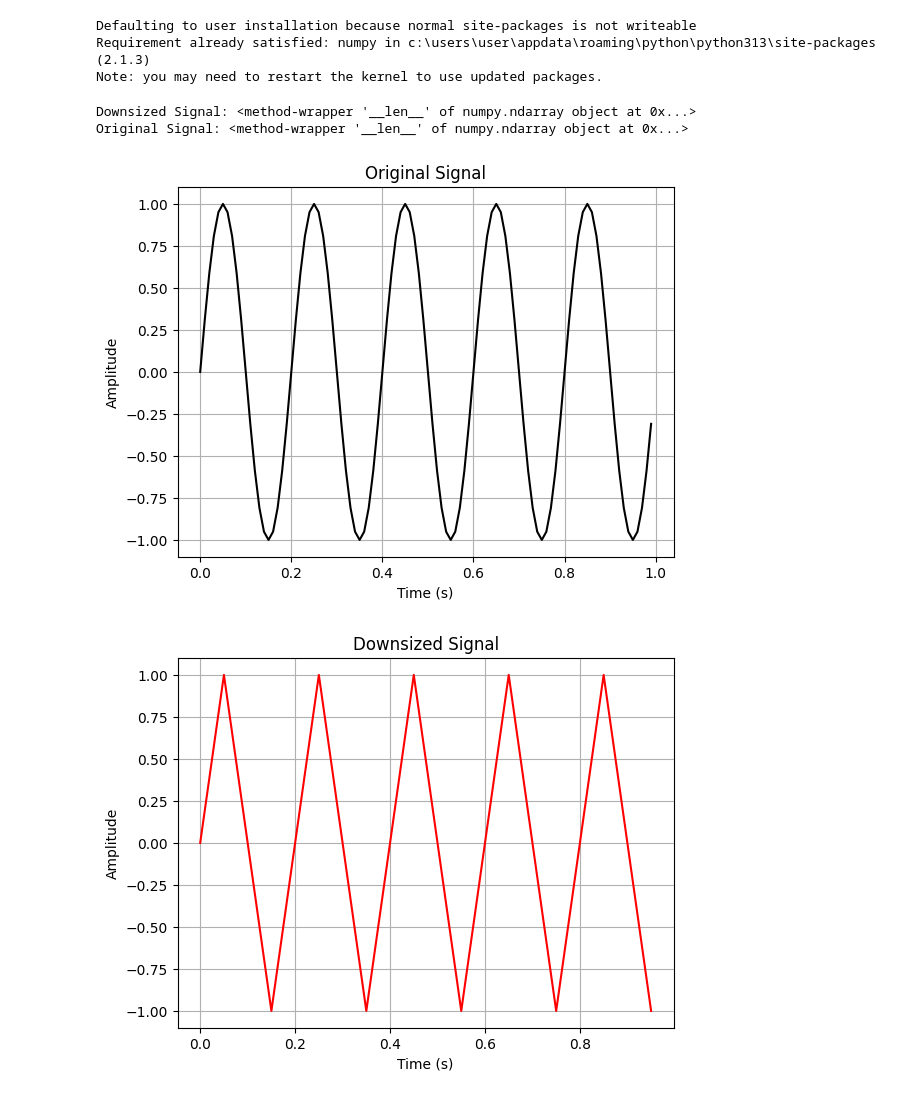
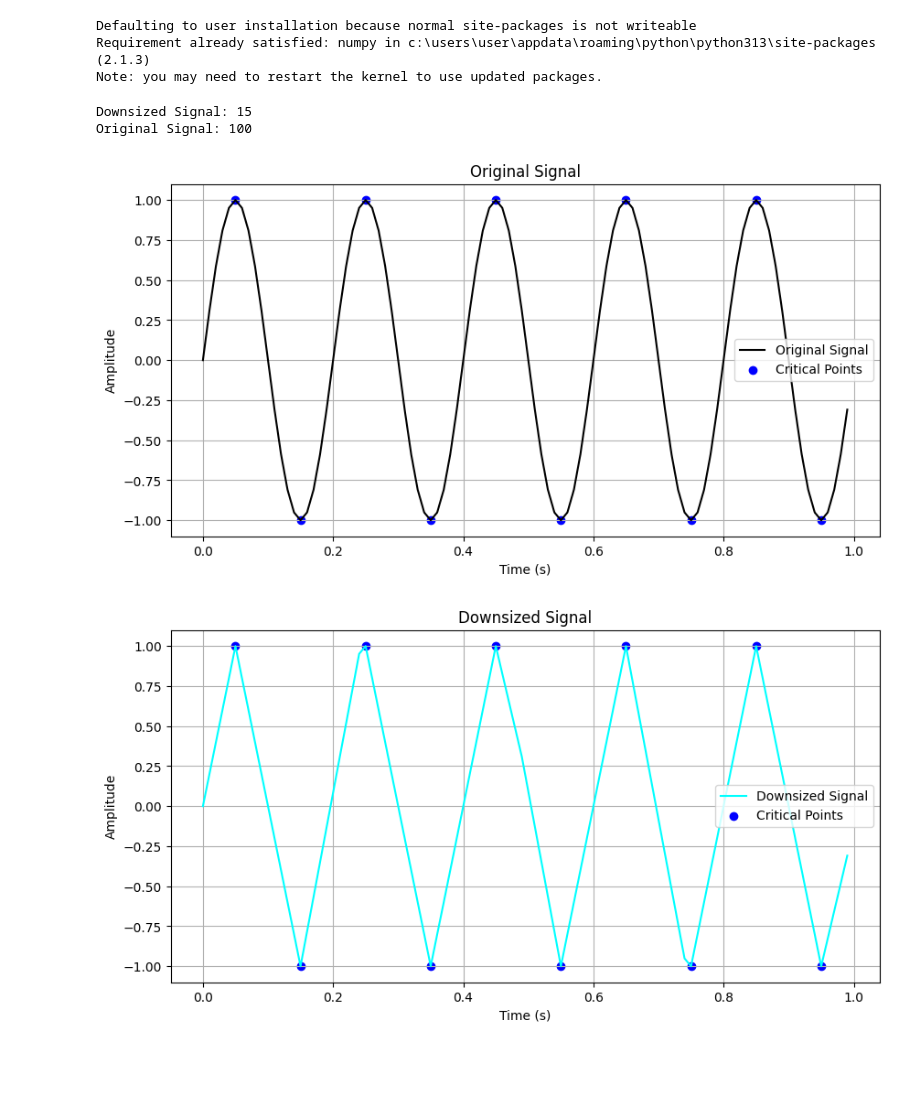
Before and after one commit to Mayadiamant/Pyhton-project, a Jupyter notebook: first_project.ipynb, the cells around one changed output. Drawn from its saved outputs; the diff is of its cells as text; code cells hidden in the pictures; blank space fills up the shorter version.

```diff
--- a/first_project.ipynb
+++ b/first_project.ipynb
@@ -108,51 +108,55 @@ def sin_sample(signal):
     maxima_indices = np.where((derivative[:-1] > 0) & (derivative[1:] <= 0))[0] + 1
     minima_indices = np.where((derivative[:-1] < 0) & (derivative[1:] >= 0))[0] + 1
 
-    # saving np array of maximal minimal points
-    maxima = signal[maxima_indices]
-    minima = signal[minima_indices]
+    #save every 5th point to reduce the signal
+    short_signal = np.linspace(0,len(signal)-1, 5, dtype= int)
 
-    #save every 5th point to reduce the signal
-    every5th_indices = np.arange(0, len(signal), 5)
+    #savind the indices of all of the critical points
+    critical_points = np.unique(np.concatenate((maxima_indices, minima_indices)))
 
     #saving every 5th element plus the minima and maxima points, making sure every point in the graph is
     # saved exactly once using the unique function.
-    all_indices = np.unique(np.concatenate((every5th_indices, maxima_indices, minima_indices)))
+    all_indices = np.unique(np.concatenate((short_signal, critical_points)))
 
     #returning the new array
-    return signal[all_indices], all_indices
+    return signal[all_indices], all_indices, signal[critical_points], critical_points
 # %%
 import numpy as np
 import matplotlib.pyplot as plt
 
-# Step 1: Create a 5Hz sinusoidal signal sampled every 0.01 seconds
-t = np.arange(0, 1, 0.01)  # Time array (10 seconds)
+# Create a 5Hz sinusoidal signal sampled every 0.01 seconds
+t = np.arange(0, 1.0, 0.01)  # Time array (10 seconds)
 signal = np.sin(2 * np.pi * 5 * t)  # 5Hz sinusoidal signal
 
-downsized_signal, indices = sin_sample(signal)
+downsized_signal, indices, critical, critical_indices  = sin_sample(signal)
 
-# Step 3: Print the downsized signal
-print("Downsized Signal:", downsized_signal.__len__)
-print("Original Signal:", signal.__len__)
+
+#printing the length of the array
+print("Downsized Signal:", len(downsized_signal))
+print("Original Signal:", len(signal))
 
 
 plt.figure(figsize=(10, 5))
 plt.plot(t, signal, label='Original Signal', color='black')
+plt.scatter(t[critical_indices], critical, color='blue', label='Critical Points')
 plt.title('Original Signal')
 plt.xlabel('Time (s)')
 plt.ylabel('Amplitude')
+plt.legend()
 plt.grid(True)
 plt.show()
 
 plt.figure(figsize=(10, 5))
-plt.plot(t[indices], downsized_signal, color='red', label='Downsized Signal')
+plt.plot(t[indices], downsized_signal, color='cyan', label='Downsized Signal')
+plt.scatter(t[critical_indices], critical, color='blue', label='Critical Points')
 plt.title('Downsized Signal')
 plt.xlabel('Time (s)')
 plt.ylabel('Amplitude')
+plt.legend()
 plt.grid(True)
 plt.show()
 # %% [output]
-Downsized Signal: <method-wrapper '__len__' of numpy.ndarray object at 0x...>
-Original Signal: <method-wrapper '__len__' of numpy.ndarray object at 0x...>
+Downsized Signal: 15
+Original Signal: 100
-[figure, old version]
+[figure, new version]
-[figure, old version]
+[figure, new version]
```
Also changed, not shown: parts of 10 cells of this notebook.
